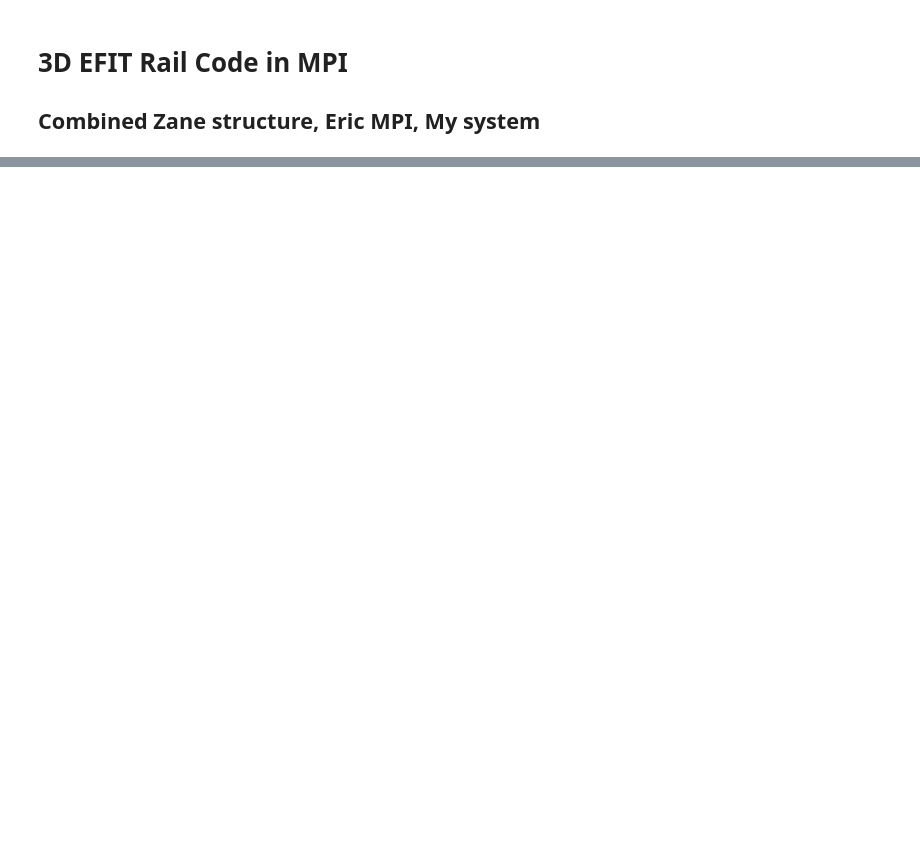
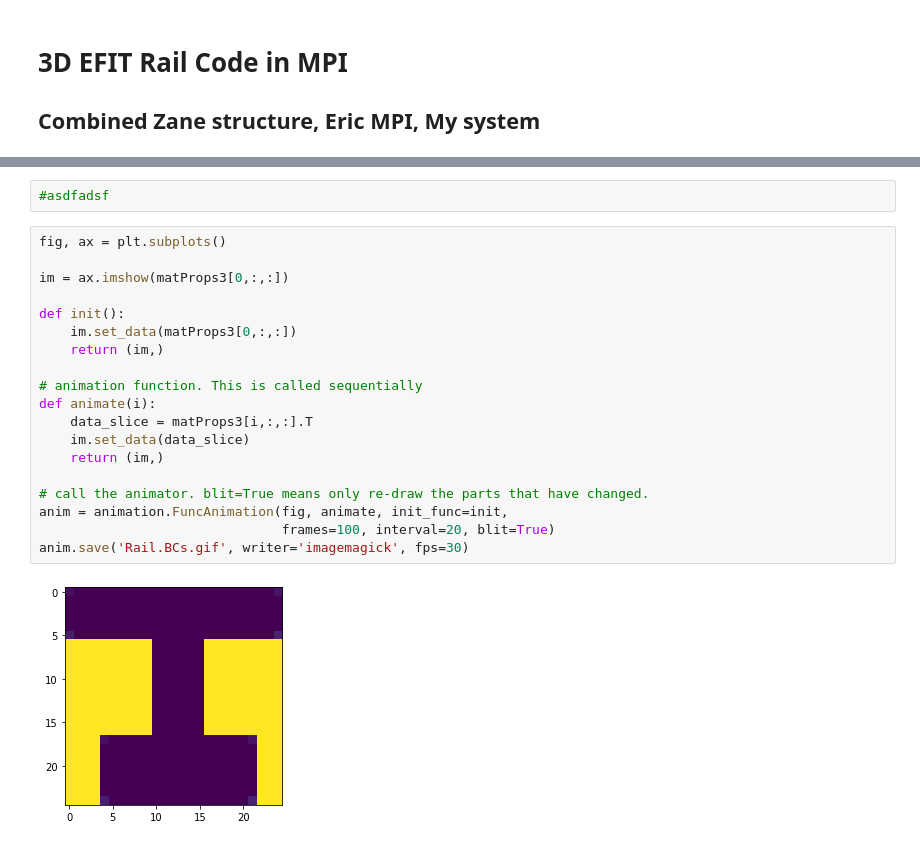
Before and after one commit to danchendrickson/3D_EFIT, a Jupyter notebook: EFIT_MPI_Rail.ipynb, the cells around one changed output, grey strips where cells are left out. Saved outputs shown, nothing was run; the diff lists cells and outputs as text; blank space fills up the shorter version.

```diff
--- a/EFIT_MPI_Rail.ipynb
+++ b/EFIT_MPI_Rail.ipynb
@@ -629,0 +1499,23 @@ vzSignal=np.zeros(Tsteps)
+# %%
+#asdfadsf
+# %%
+fig, ax = plt.subplots()
+
+im = ax.imshow(matProps3[0,:,:])
+
+def init():
+    im.set_data(matProps3[0,:,:])
+    return (im,)
+
+# animation function. This is called sequentially
+def animate(i):
+    data_slice = matProps3[i,:,:].T
+    im.set_data(data_slice)
+    return (im,)
+
+# call the animator. blit=True means only re-draw the parts that have changed.
+anim = animation.FuncAnimation(fig, animate, init_func=init,
+                               frames=100, interval=20, blit=True)
+anim.save('Rail.BCs.gif', writer='imagemagick', fps=30)
+# %% [output]
+[figure, added]
```
Also changed, not shown: parts of 42 cells of this notebook, 5 other files.
